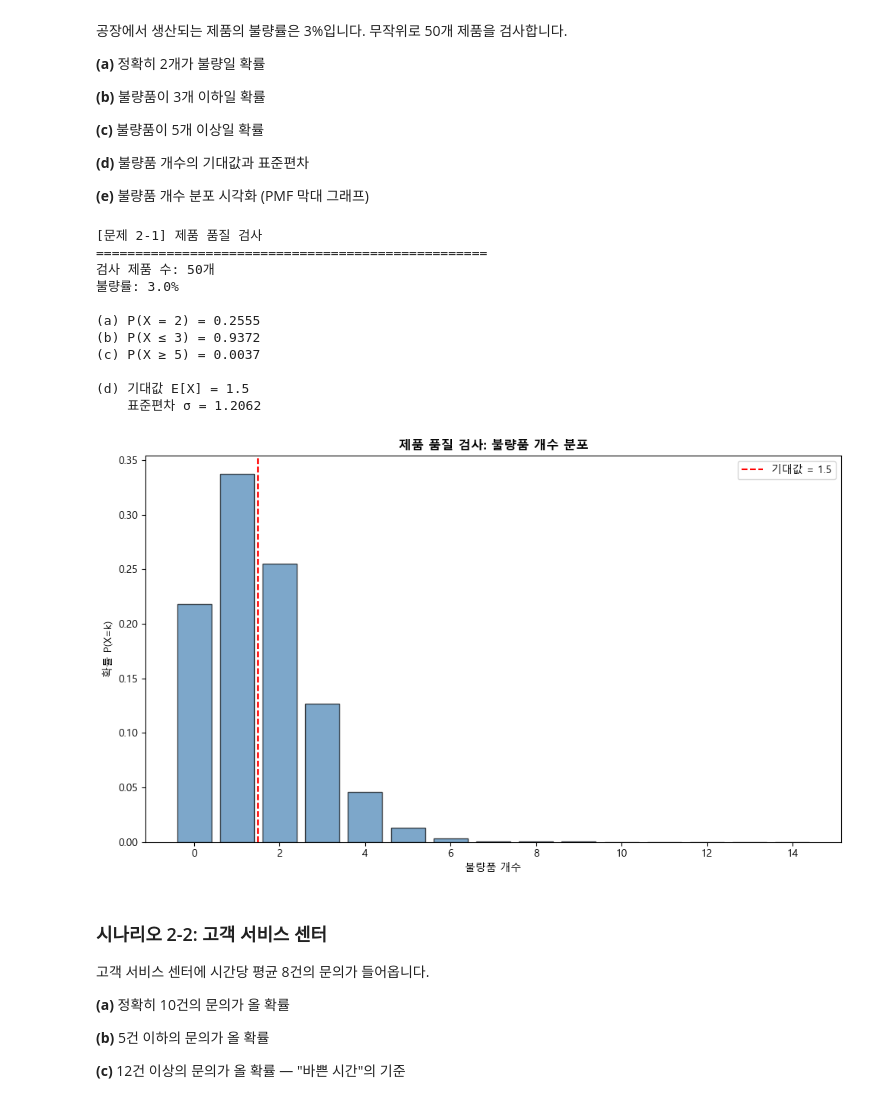
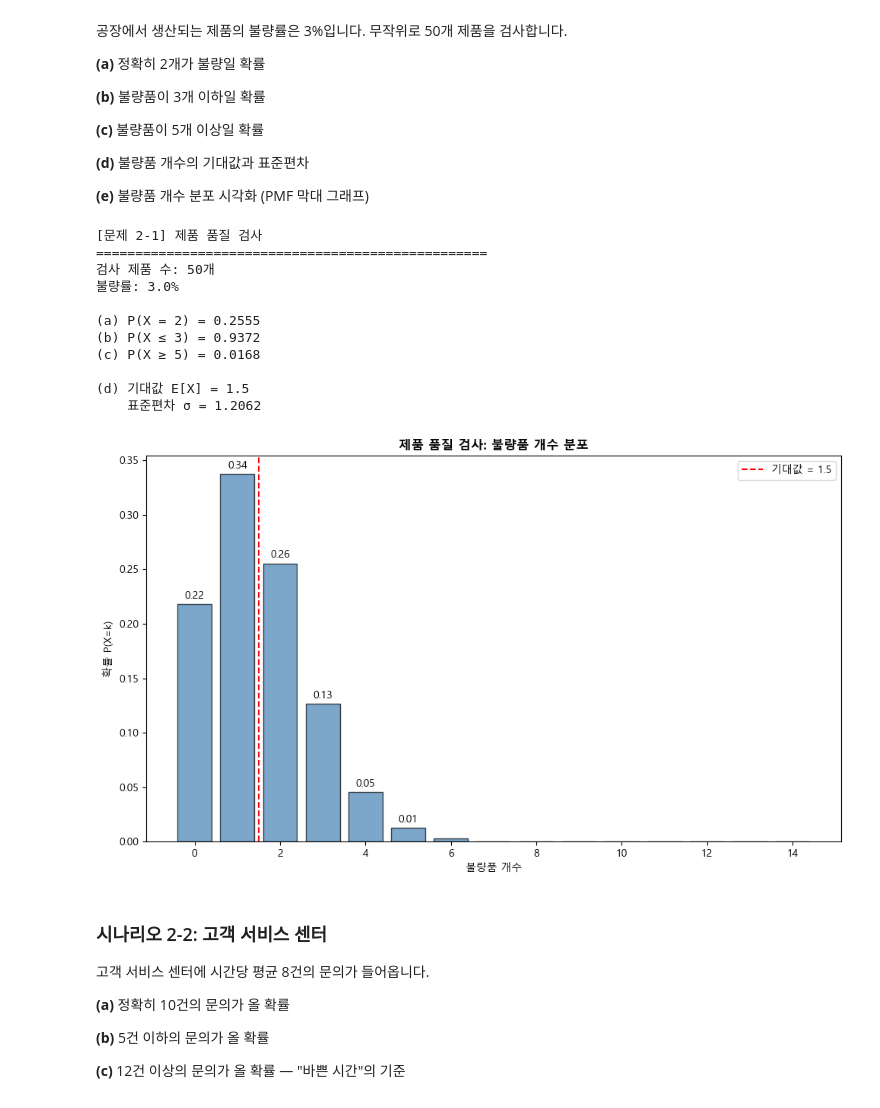
Before and after one commit to sparta-data11-statistics-practice/practice-01-descriptive-statistics-heeso0908, a Jupyter notebook: practice_02_assignment.ipynb, the cells around one changed output. Drawn from its saved outputs; the diff is of its cells as text; code cells hidden in the pictures.

```diff
--- a/practice_02_assignment.ipynb
+++ b/practice_02_assignment.ipynb
@@ -232,8 +232,9 @@ p_at_most_3 = binom_dist.cdf(3)
 print(f"(b) P(X ≤ 3) = {p_at_most_3:.4f}")
 
 
-# (c) 5개 이상 확률
-p_at_least_5 = binom_dist.sf(5)
+# (c) 5개 이상 확률 ★이상일 때 주의!★
+p_at_least_5 = binom_dist.sf(4)
+#p_at_least_5 = 1- binom_dist.cdf(4)
 
 print(f"(c) P(X ≥ 5) = {p_at_least_5:.4f}")
 
@@ -252,34 +253,40 @@ print(f"    표준편차 σ = {std_dev:.4f}")
 
 (a) P(X = 2) = 0.2555
 (b) P(X ≤ 3) = 0.9372
-(c) P(X ≥ 5) = 0.0037
+(c) P(X ≥ 5) = 0.0168
 
 (d) 기대값 E[X] = 1.5
     표준편차 σ = 1.2062
 # %%
 # (e) PMF 시각화
 fig, ax = plt.subplots(figsize=(10, 6))
 
 # TODO: 시각화 코드 작성
 
 # PMF 그래프
 k = np.arange(0, 15)
 pmf = binom_dist.pmf(k)
 ax.bar(k, pmf, color='steelblue', edgecolor='black', alpha=0.7)
 ax.axvline(n * p, color='red', linestyle='--',
                 label=f'기대값 = {n * p:.1f}')
 ax.set_xlabel('불량품 개수')
 ax.set_ylabel('확률')
 ax.set_title('이항 분포: 불량품 개수 (n=50, p=0.03)', fontweight='bold')
-ax.legend()
+ax.legend() # 범례 표시
+
+#각 막대별로 확률값 그리기
+for x, prob in zip(k, pmf) :
+    if prob > 0.01:
+        ax.text(x, prob + 0.005, f'{prob:.2f}', ha='center')
+
 ax.set_xlabel('불량품 개수')
 ax.set_ylabel('확률 P(X=k)')
 ax.set_title('제품 품질 검사: 불량품 개수 분포', fontweight='bold')
 
 plt.tight_layout()
 plt.show()
 # %% [output]
-[figure, old version]
+[figure, new version]
 # %% [markdown]
 ### 시나리오 2-2: 고객 서비스 센터
 
```
Also changed, not shown: parts of 5 cells of this notebook, 1 other file.
